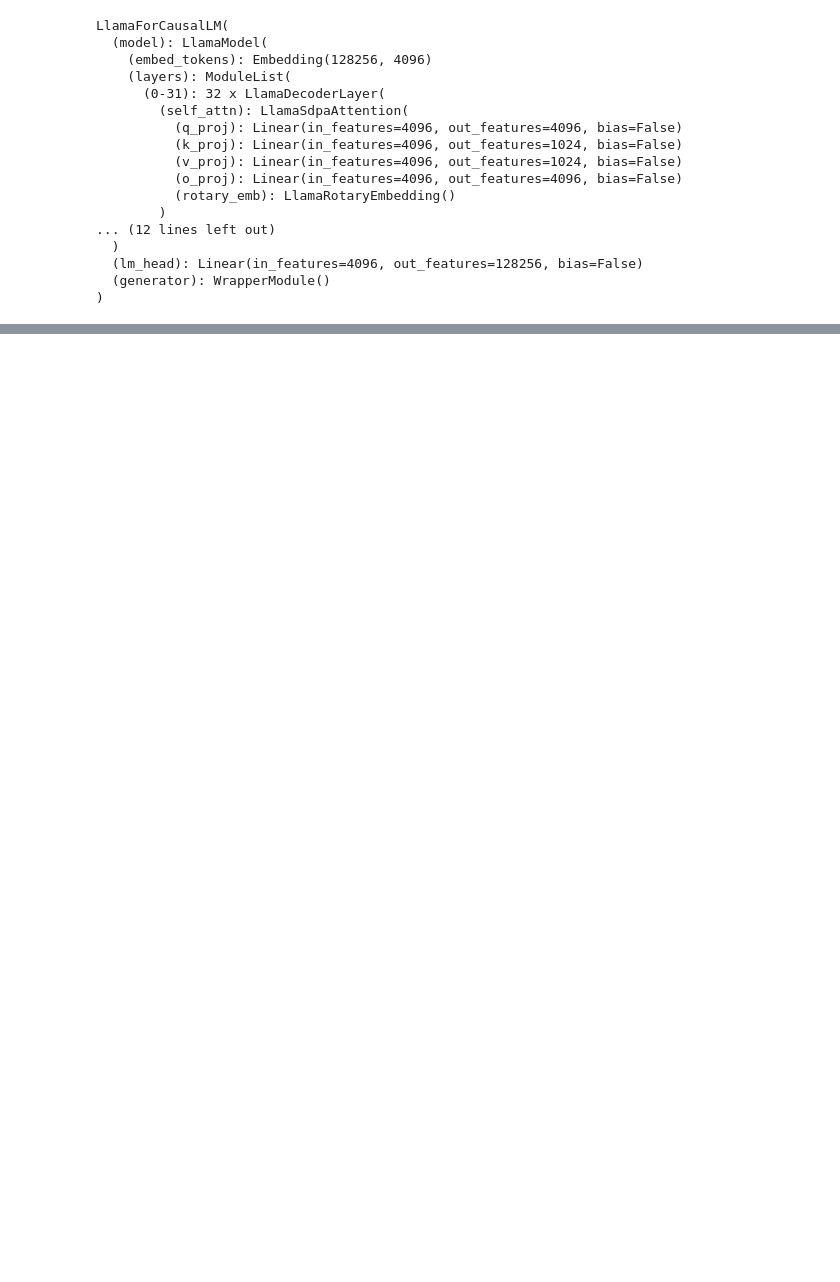
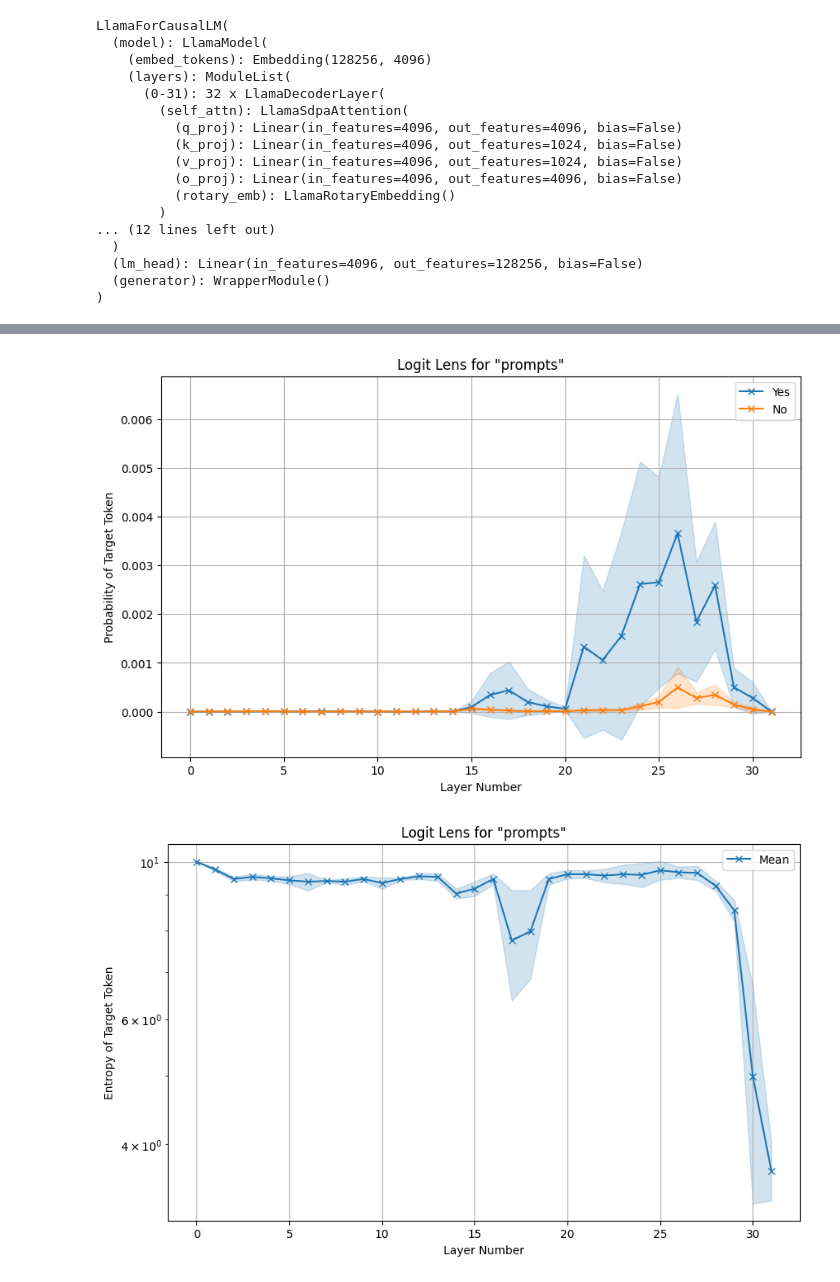
Before and after one commit to aryawu0513/Ndif_No_Code, a Jupyter notebook: notebooks/logit_lens_api.ipynb, the cells around one changed output, grey strips where cells are left out. Cells and saved outputs as stored; diff of their text form; code cells hidden in the pictures; blank space fills up the shorter version.

```diff
--- a/notebooks/logit_lens_api.ipynb
+++ b/notebooks/logit_lens_api.ipynb
@@ -263,0 +299,3 @@ plot_lens("prompts",None, None, median_entropy, plot_type='entropy', lower_bound
+# %%
+prompts= ["Is the sky blue on a clear day? ","Do birds migrate during the winter? ","Can a person survive without food for a month? "]
+prompts_target_tokens, prompts_token_result, prompts_token_probs, prompts_token_ranks, prompts_token_entropy, prompts_token_kldiv = run_prompts(llama,prompts,["Yes","No"])
@@ -263,0 +322,34 @@ plot_lens("prompts",None, None, median_entropy, plot_type='entropy', lower_bound
+# %%
+import numpy as np
+def average_logits_by_token(all_prompts_results):
+    # Extract logits for "Yes" and "No" from each prompt
+    yes_logits = [result[0] for result in all_prompts_results]  # "Yes" logits for each prompt
+    no_logits = [result[1] for result in all_prompts_results]   # "No" logits for each prompt
+
+    # Stack logits for each token across all prompts
+    yes_logits_stacked = np.stack(yes_logits)  # Shape: (num_prompts, 32)
+    no_logits_stacked = np.stack(no_logits)    # Shape: (num_prompts, 32)
+
+    # Compute the average logits (mean across prompts)
+    avg_yes_logits = np.mean(yes_logits_stacked, axis=0)  # Mean across prompts for each layer
+    avg_no_logits = np.mean(no_logits_stacked, axis=0)    # Mean across prompts for each layer
+    avg_logits = [avg_yes_logits, avg_no_logits]
+
+    # Compute the confidence intervals for each token
+    ci_yes_lower, ci_yes_upper = compute_confidence_interval(yes_logits_stacked)
+    ci_no_lower, ci_no_upper = compute_confidence_interval(no_logits_stacked)
+
+    ci_lower = [ci_yes_lower, ci_no_lower]
+    ci_upper = [ci_yes_upper, ci_no_upper]
+
+    return avg_logits, ci_lower, ci_upper
+
+prompts_target_token = prompts_target_tokens[0]
+mean_probs,lower_bound,upper_bound  = average_logits_by_token(prompts_token_probs)
+plot_lens("prompts",prompts_target_token, None, mean_probs, plot_type='probs', lower_bound=lower_bound,upper_bound=upper_bound)
+
+mean_entropy,lower_bound,upper_bound  = average_logits_by_token(prompts_token_entropy)
+plot_lens("prompts",['Mean'], None, mean_entropy, plot_type='entropy', lower_bound=lower_bound,upper_bound=upper_bound)
+# %% [output]
+[figure, added]
+[figure, added]
```
Also changed, not shown: parts of 14 cells of this notebook.
